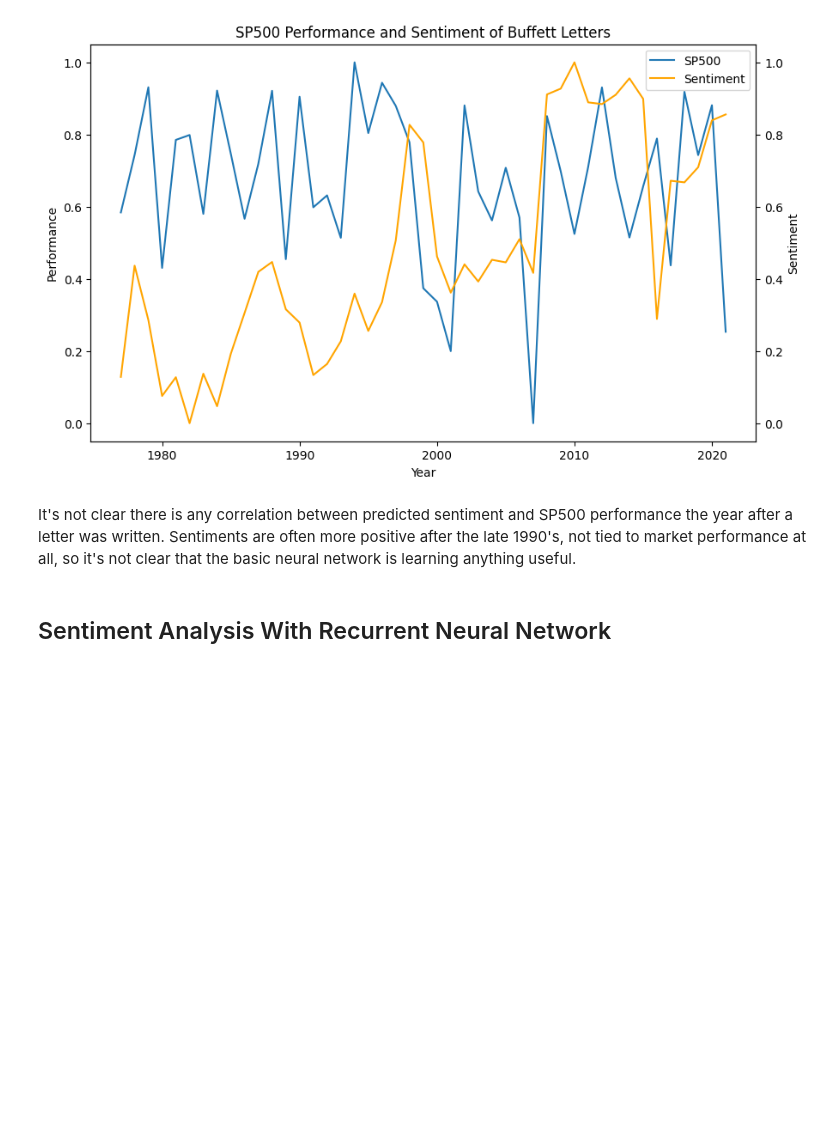
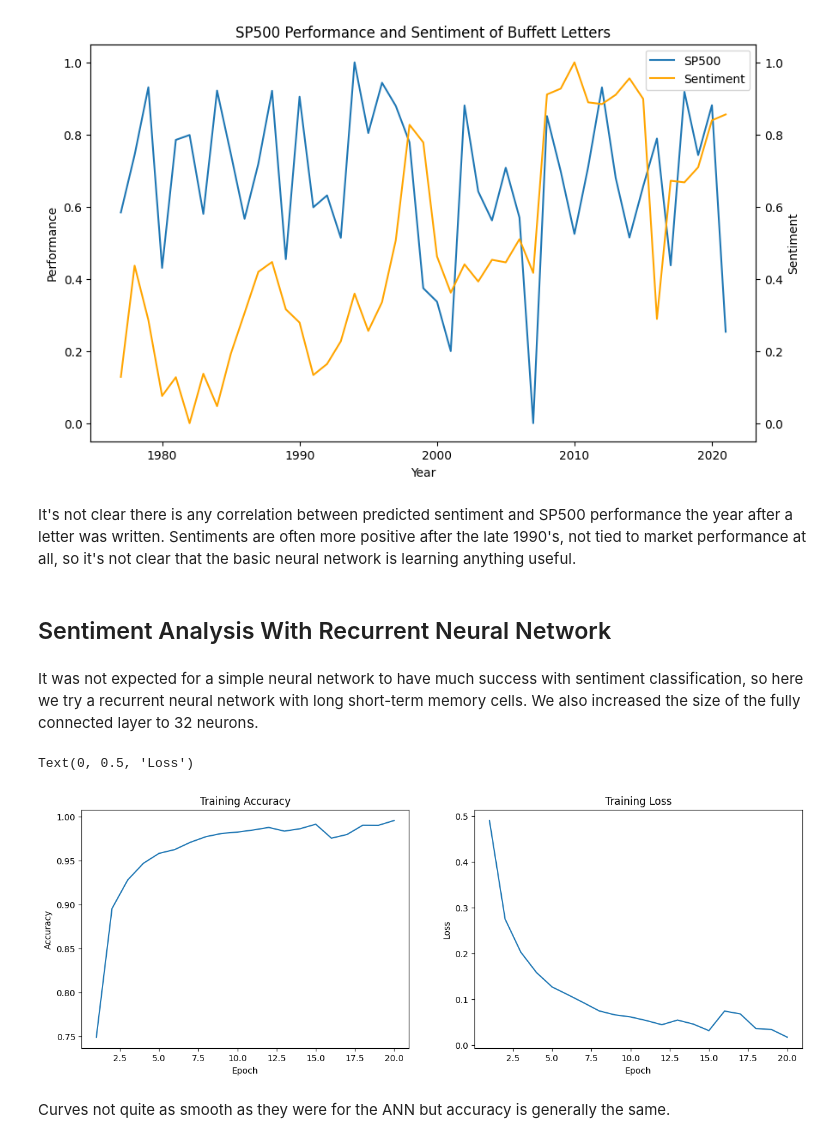
Before and after one commit to biovino1/BuffetLetters, a Jupyter notebook: prediction.ipynb, the cells around one changed output. Saved outputs shown, nothing was run; the diff lists cells and outputs as text; code cells hidden in the pictures; blank space fills up the shorter version.

```diff
--- a/prediction.ipynb
+++ b/prediction.ipynb
@@ -229,3 +232,40 @@ ax2.legend(lines + lines2, labels + labels2, loc=0)
 It's not clear there is any correlation between predicted sentiment and SP500 performance the year after a letter was written. Sentiments are often more positive after the late 1990's, not tied to market performance at all, so it's not clear that the basic neural network is learning anything useful.
 # %% [markdown]
 ## Sentiment Analysis With Recurrent Neural Network
+# %% [markdown]
+It was not expected for a simple neural network to have much success with sentiment classification, so here we try a recurrent neural network with long short-term memory cells. We also increased the size of the fully connected layer to 32 neurons.
+# %%
+# Build model
+model = tf.keras.Sequential([
+    vectorize_layer,
+    tf.keras.layers.Embedding(vocab_size, 16),
+    tf.keras.layers.Bidirectional(tf.keras.layers.LSTM(32)),  # bidirectional LSTM
+    tf.keras.layers.Dense(32, activation='relu'),  # adding more neurons to dense layer because of poor accuracy
+    tf.keras.layers.Dense(1, activation='sigmoid')])
+
+# Compile model
+model.compile(
+    optimizer='adam',
+    loss=tf.keras.losses.BinaryCrossentropy(),
+    metrics=['accuracy'])
+
+# Train model
+model.fit(train_X, train_y, epochs=20)
+history = model.history
+# %%
+# Graph training accuracy and loss
+fig, axes = plt.subplots(nrows=1, ncols=2, figsize=(15, 5))
+epochs = [i for i in range(1, len(history.history['loss'])+1)]
+axes[0].plot(epochs, history.history['accuracy'], label='traning accuracy')
+axes[0].set_title('Training Accuracy')
+axes[0].set_xlabel('Epoch')
+axes[0].set_ylabel('Accuracy')
+axes[1].plot(epochs, history.history['loss'], label='loss')
+axes[1].set_title('Training Loss')
+axes[1].set_xlabel('Epoch')
+axes[1].set_ylabel('Loss')
+# %% [output]
+Text(0, 0.5, 'Loss')
+[figure, added]
+# %% [markdown]
+Curves not quite as smooth as they were for the ANN but accuracy is generally the same.
```
Also changed, not shown: parts of 11 cells of this notebook, 9 other files.
